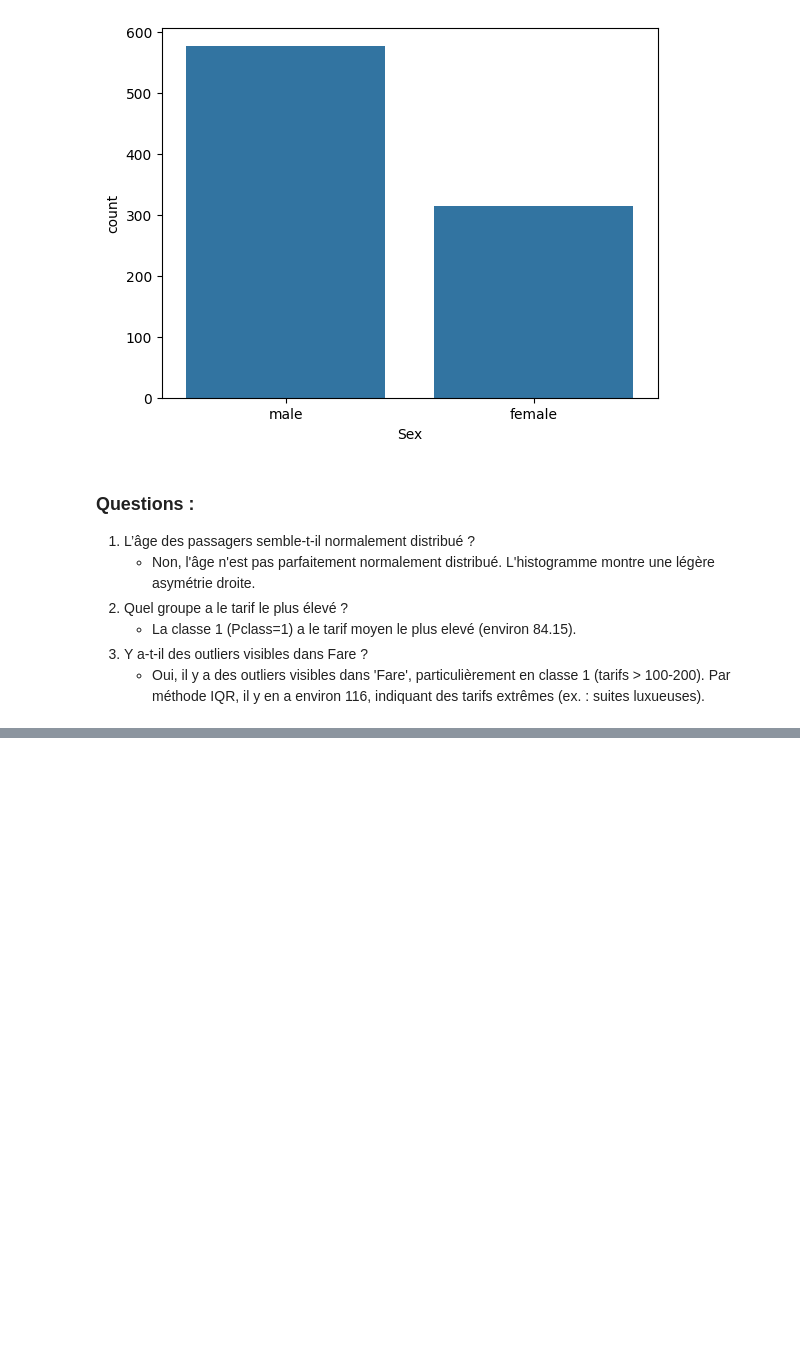
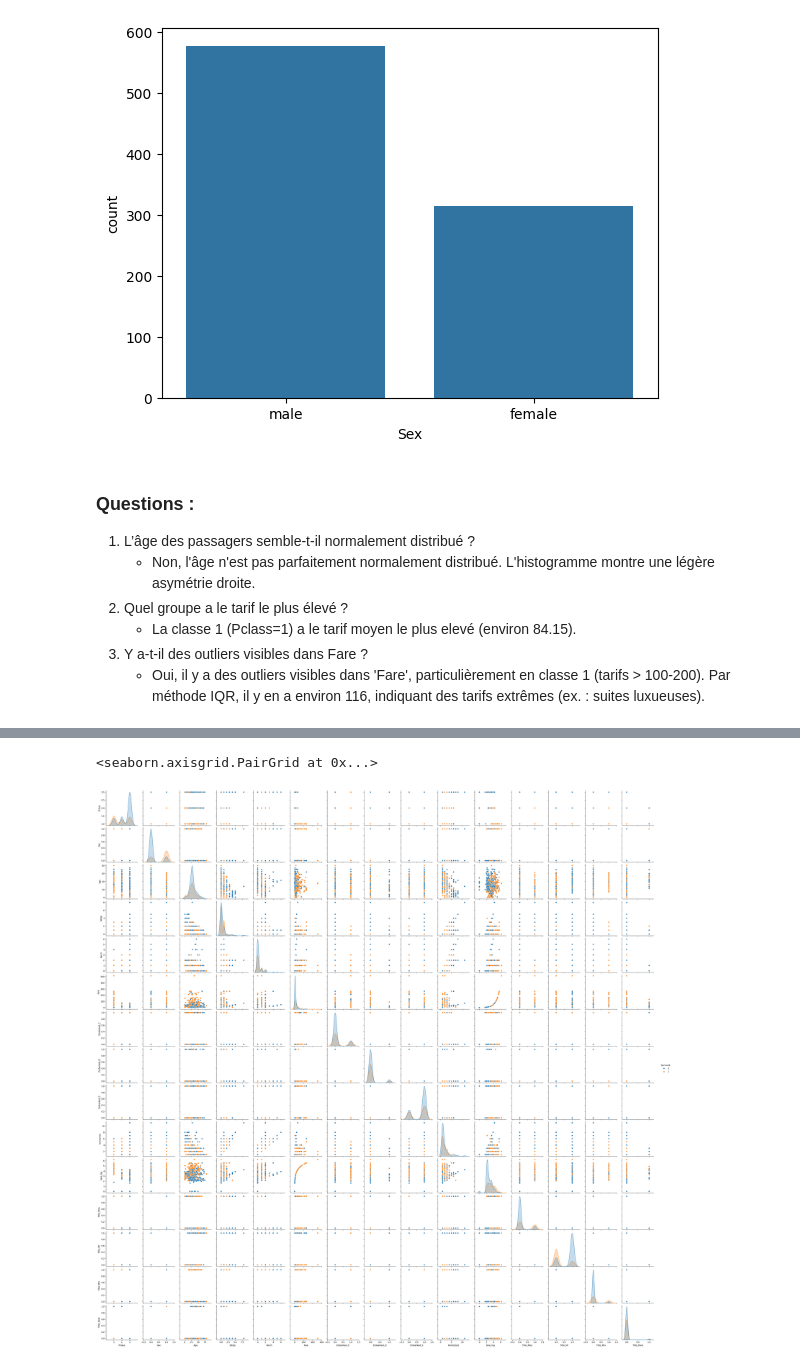
Before and after one commit to AliAch04/Python-Data-Science-Labs, a Jupyter notebook: TP4.ipynb, the cells around one changed output, grey strips where cells are left out. Drawn from its saved outputs; the diff is of its cells as text; code cells hidden in the pictures; blank space fills up the shorter version.

```diff
--- a/TP4.ipynb
+++ b/TP4.ipynb
@@ -85,0 +97,6 @@ sns.countplot(x='Sex', data=df)
+# %%
+# Pairplot pour visualiser plusieurs relations
+sns.pairplot(df, hue='Survived')
+# %% [output]
+<seaborn.axisgrid.PairGrid at 0x...>
+[figure, added]
```
Also changed, not shown: parts of 11 cells of this notebook.
